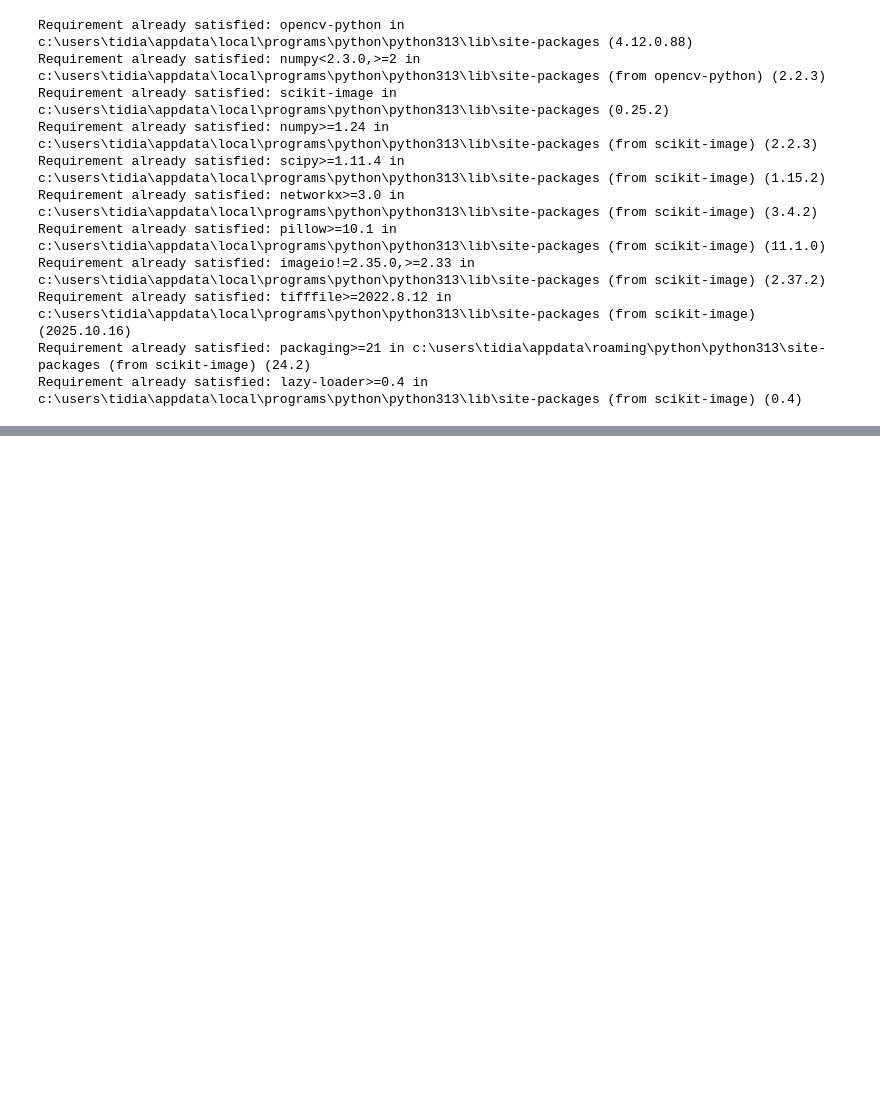
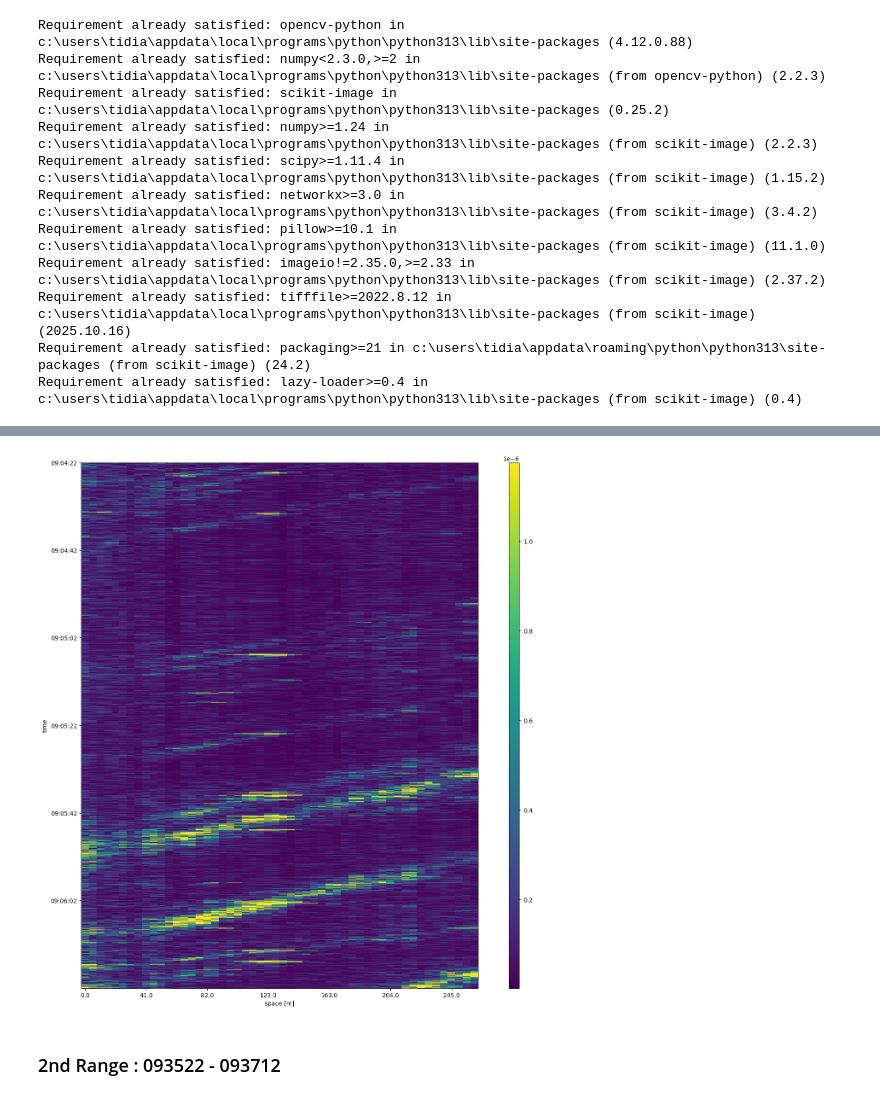
Before and after one commit to tbengric/CV_Project1, a Jupyter notebook: src/project1.ipynb, the cells around one changed output, grey strips where cells are left out. Saved outputs shown, nothing was run; the diff lists cells and outputs as text; code cells hidden in the pictures; blank space fills up the shorter version.

```diff
--- a/src/project1.ipynb
+++ b/src/project1.ipynb
@@ -153,0 +126,14 @@ ets
+# %%
+dx= 5.106500953873407
+dt= 0.0016
+
+data1 = []
+first_filename = selected[0]
+for file in selected:
+   data1.append(np.load(file))
+data1 = np.concatenate(data1)
+time_start = datetime.datetime.strptime('2024-05-07 ' + first_filename.split("\\")[-1].split(".")[0], "%Y-%m-%d %H%M%S")
+index = pd.date_range(start=time_start, periods=len(data1), freq=f'{dt}s')
+columns = np.arange(len(data1[0])) * dx
+df1 = pd.DataFrame(data=data1, index=index, columns=columns)
+df1
@@ -153,0 +154,27 @@ ets
+# %%
+
+
+fig = plt.figure(figsize=(12,16))
+ax = plt.axes()
+
+# This is an example transformation and should be converted to the proper algorithm
+df1 -= df1.mean()
+df1 = np.abs(df1)
+low, high = np.percentile(df1, [3, 99])
+norm = Normalize(vmin=low, vmax=high, clip=True)
+
+im = ax.imshow(df1,interpolation='none',aspect='auto',norm=norm)
+plt.ylabel('time')
+plt.xlabel('space [m]')
+
+cax = fig.add_axes([ax.get_position().x1+0.06,ax.get_position().y0,0.02,ax.get_position().height])
+plt.colorbar(im, cax=cax)
+x_positions, x_labels = set_axis(df1.columns)
+ax.set_xticks(x_positions, np.round(x_labels))
+y_positions, y_labels = set_axis(df1.index.time)
+ax.set_yticks(y_positions, y_labels)
+plt.show()
+# %% [output]
+[figure, added]
+# %% [markdown]
+### 2nd Range : 093522 - 093712
```
Also changed, not shown: parts of 12 cells of this notebook.
